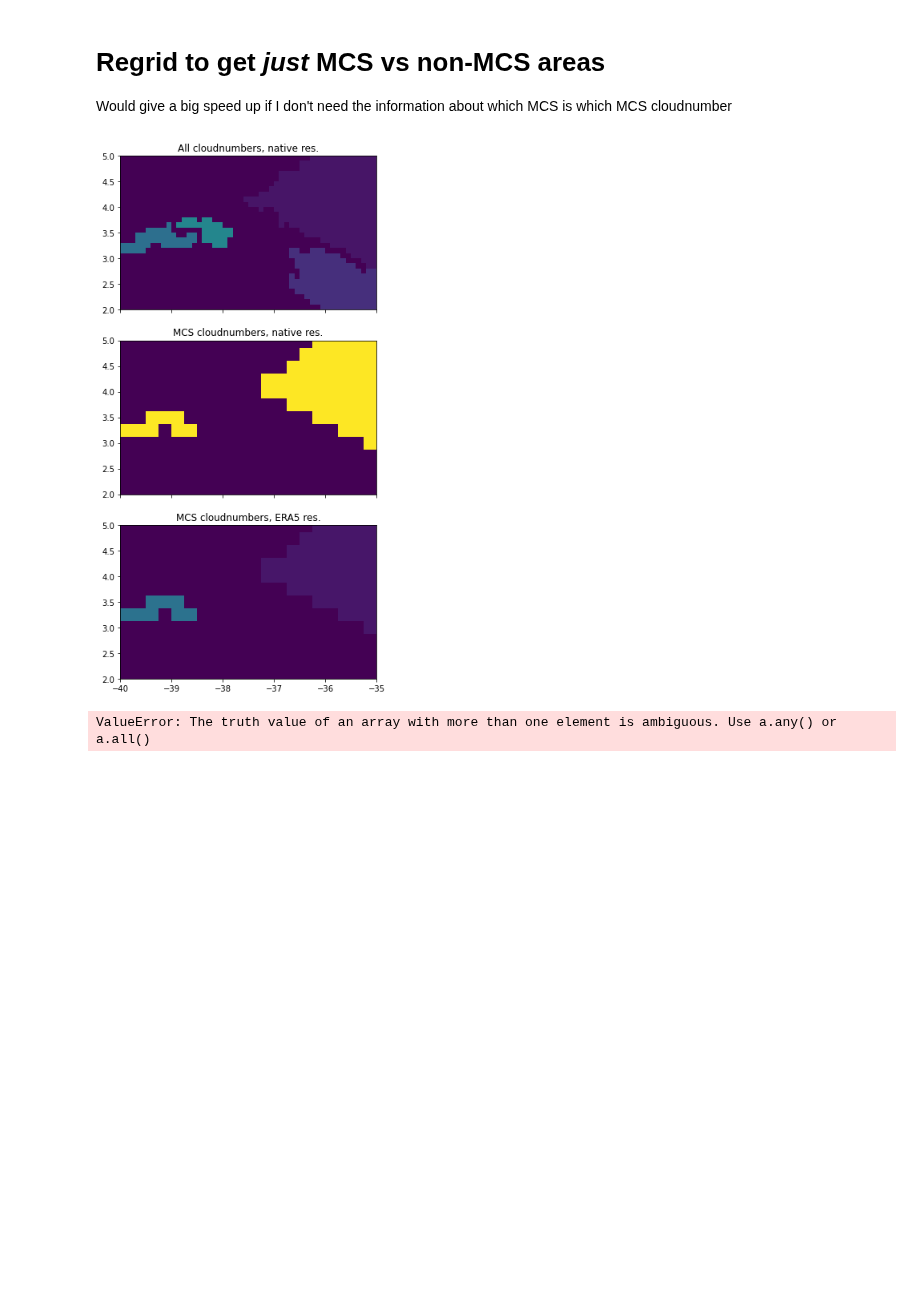
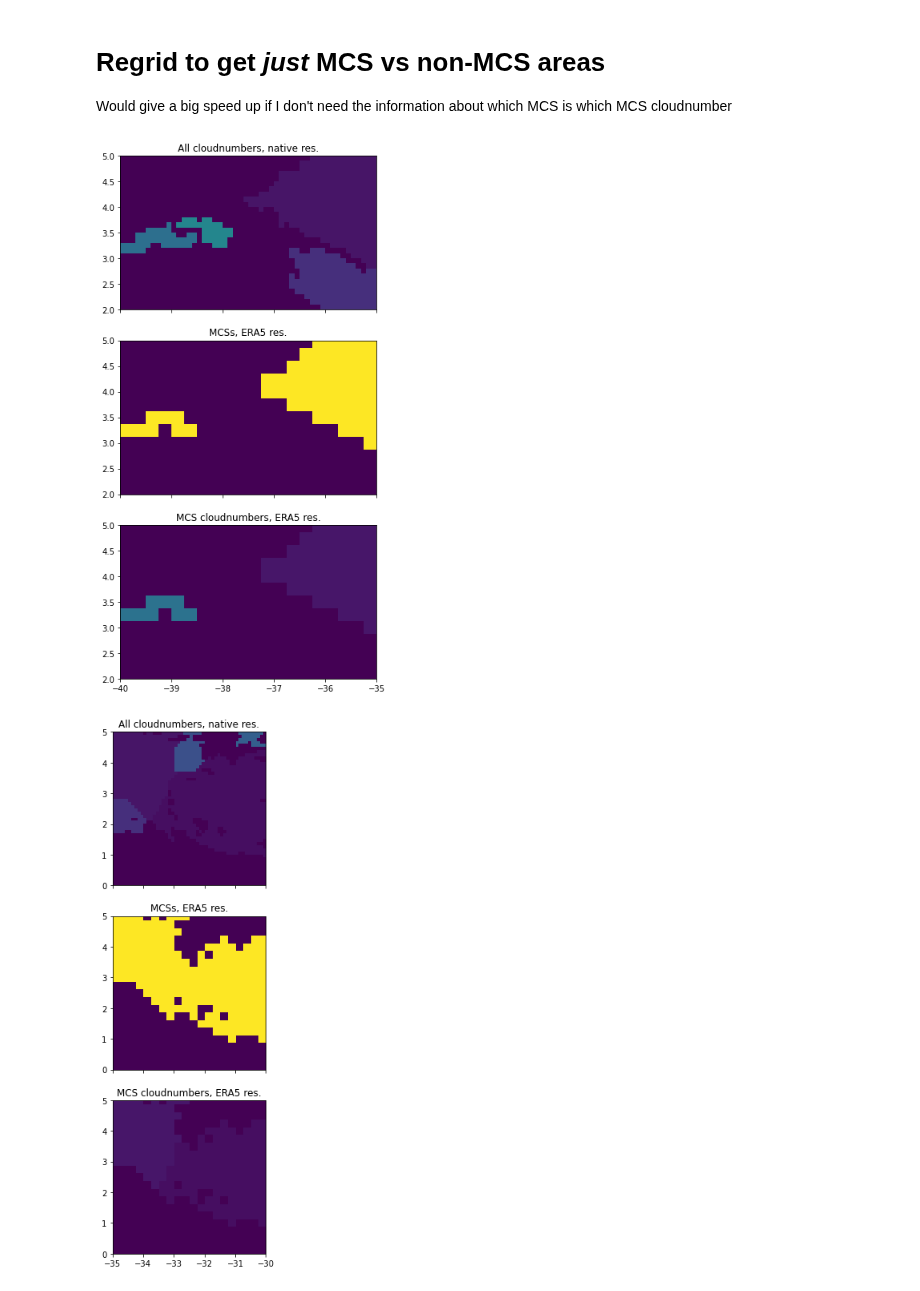
Before and after one commit to markmuetz/mcs_prime, a Jupyter notebook: ctrl/notebooks/dev/regrid_track_pixel_to_era5.ipynb, the cells around one changed output. Saved outputs shown, nothing was run; the diff lists cells and outputs as text; code cells hidden in the pictures; blank space fills up the shorter version.

```diff
--- a/ctrl/notebooks/dev/regrid_track_pixel_to_era5.ipynb
+++ b/ctrl/notebooks/dev/regrid_track_pixel_to_era5.ipynb
@@ -234,7 +234,7 @@ def plot_cloudnumbers(frame, cn_e5, xlim=None, ylim=None):
     ax2.imshow(np.roll(cn_e5.values[0], 720, axis=1), extent=(-180, 180, -60, 60))
 
     ax0.set_title('All cloudnumbers, native res.')
-    ax1.set_title('MCS cloudnumbers, native res.')
+    ax1.set_title('MCSs, ERA5 res.')
     ax2.set_title('MCS cloudnumbers, ERA5 res.')
 
     if xlim:
@@ -246,8 +246,9 @@ def plot_cloudnumbers(frame, cn_e5, xlim=None, ylim=None):
 # Zoom on small area to show detail.
 plot_cloudnumbers(frame, cn_e5, (-40, -35), (2, 5))
 # %% [output]
-[figure, old version]
+[figure, new version]
-# %%
-e5mcs_mask.values == cn_e5.values > 0
-# %% [output]
-ValueError: The truth value of an array with more than one element is ambiguous. Use a.any() or a.all()
+# %%
+# Zoom on boundary between touching clouds.
+plot_cloudnumbers(frame, cn_e5, (-35, -30), (0, 5))
+# %% [output]
+[figure, added]
```
Also changed, not shown: 1 other file.
